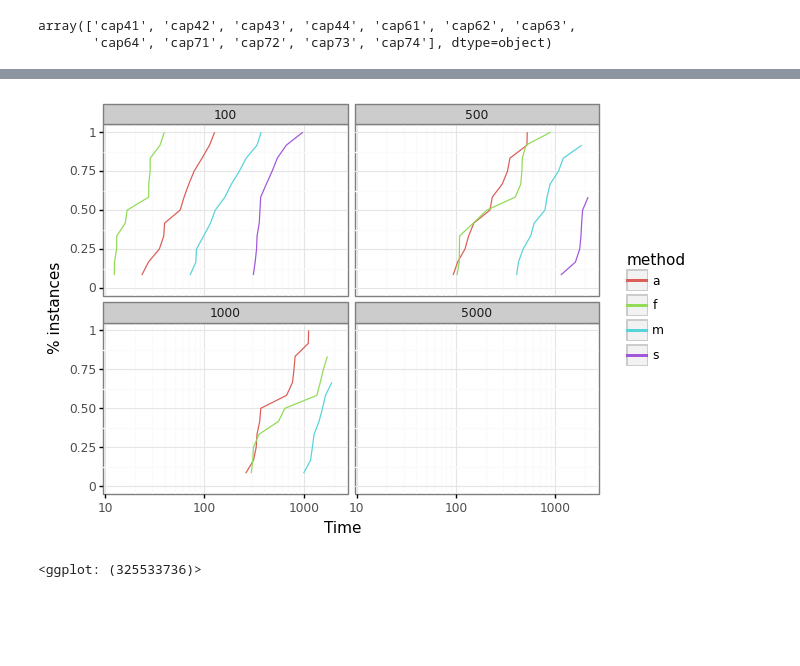
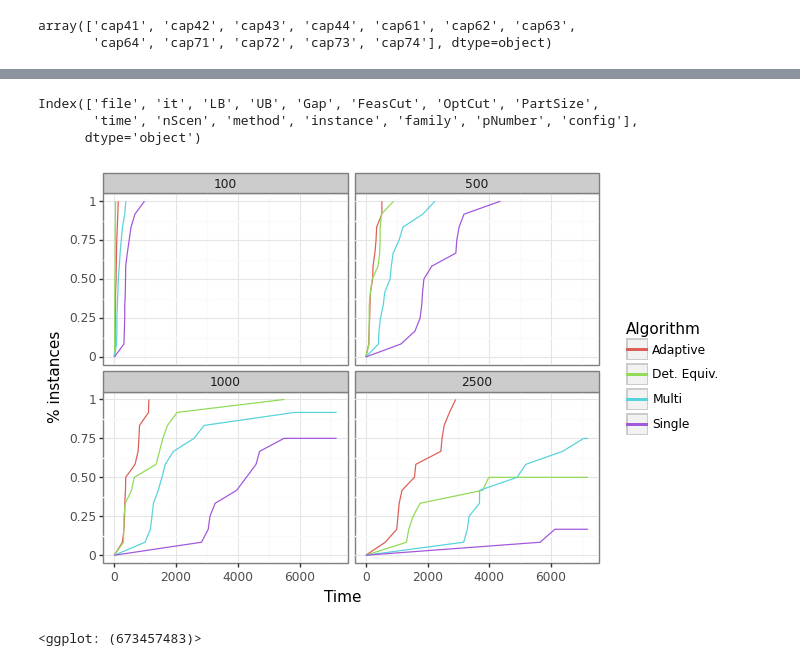
Before and after one commit to borelian/AdaptiveBenders, a Jupyter notebook: Analisis_Output_BendersPy_FLcvar.ipynb, the cells around one changed output, grey strips where cells are left out. Saved outputs shown, nothing was run; the diff lists cells and outputs as text; code cells hidden in the pictures; blank space fills up the shorter version.

```diff
--- a/Analisis_Output_BendersPy_FLcvar.ipynb
+++ b/Analisis_Output_BendersPy_FLcvar.ipynb
@@ -20,9 +20,9 @@ array(['cap41', 'cap42', 'cap43', 'cap44', 'cap61', 'cap62', 'cap63',
 #df['time'].isna()
 #df['instance'] = pd.Categorical(df['instance'], categories=['cap61','cap62','cap63','cap64','cap101','cap102','cap103','cap104','cap131','cap132','cap133','cap134'])
 df['instance'] = pd.Categorical(df['instance'], categories=['cap41','cap42','cap43','cap44','cap61','cap62','cap63','cap64','cap71','cap72','cap73','cap74'])
-df['nScen']  = pd.Categorical(df['nScen'], categories=['100','500','1000','5000'])
+#df['nScen']  = pd.Categorical(df['nScen'], categories=['100','500','1000','2500','5000'])
 # %%
-df.loc[df['time'] > 7200,'time']=7200
+df.loc[df['time'] > 7200,'time']=np.nan
 # %%
 df.groupby(['instance','nScen'], dropna=True)['LB'].max()
 # %% [output]
@@ -66,9 +86,24 @@ Name: LB, dtype: float64
+# %%
+df.columns
+# %% [output]
+Index(['file', 'it', 'LB', 'UB', 'Gap', 'FeasCut', 'OptCut', 'PartSize',
+       'time', 'nScen', 'method', 'instance', 'family', 'pNumber', 'config'],
+      dtype='object')
 # %%
 df['rank']=df.groupby(['nScen','method'])['time'].rank('min')/df['instance'].nunique()
+# %%
+maxRank = df.groupby(['nScen','method'])['rank'].max().reset_index()
+df2 = df.copy()
+for row in maxRank.iterrows():
+    df2.loc[len(df2)] = [None,None,None,None,None,None,None,None,0,row[1]['nScen'],row[1]['method'],None,None,None,None,0]
+    if (row[1]['rank']<1):
+        df2.loc[len(df2)] = [None,None,None,None,None,None,None,None,7200,row[1]['nScen'],row[1]['method'],None,None,None,None,row[1]['rank']]
+# %%
+df2['Algorithm'] = df2['method'].replace({'a': 'Adaptive', 'm':'Multi', 's':'Single', 'f':'Det. Equiv.'})
 # %%
-ggplot(df, aes(x='time', y='rank', color='method', grou='method')) + geom_line() + facet_wrap('nScen')\
-+ scale_x_log10()\
-+ xlab('Time') + ylab('% instances') + theme_bw() + ylim(0,1)
+ggplot(df2[df2['nScen']!=5000], aes(x='time', y='rank', color='Algorithm', group='Algorithm')) + geom_line() + facet_wrap('nScen')\
++ xlab('Time') + ylab('% instances') + theme_bw() + ylim(0,1)\
+#+ scale_x_log10(breaks=[10,60,300, 900, 3600])
 # %% [output]
-[figure, old version]
+[figure, new version]
-<ggplot: (325533736)>
+<ggplot: (673457483)>
```
Also changed, not shown: parts of 42 cells of this notebook, 1 other file.
